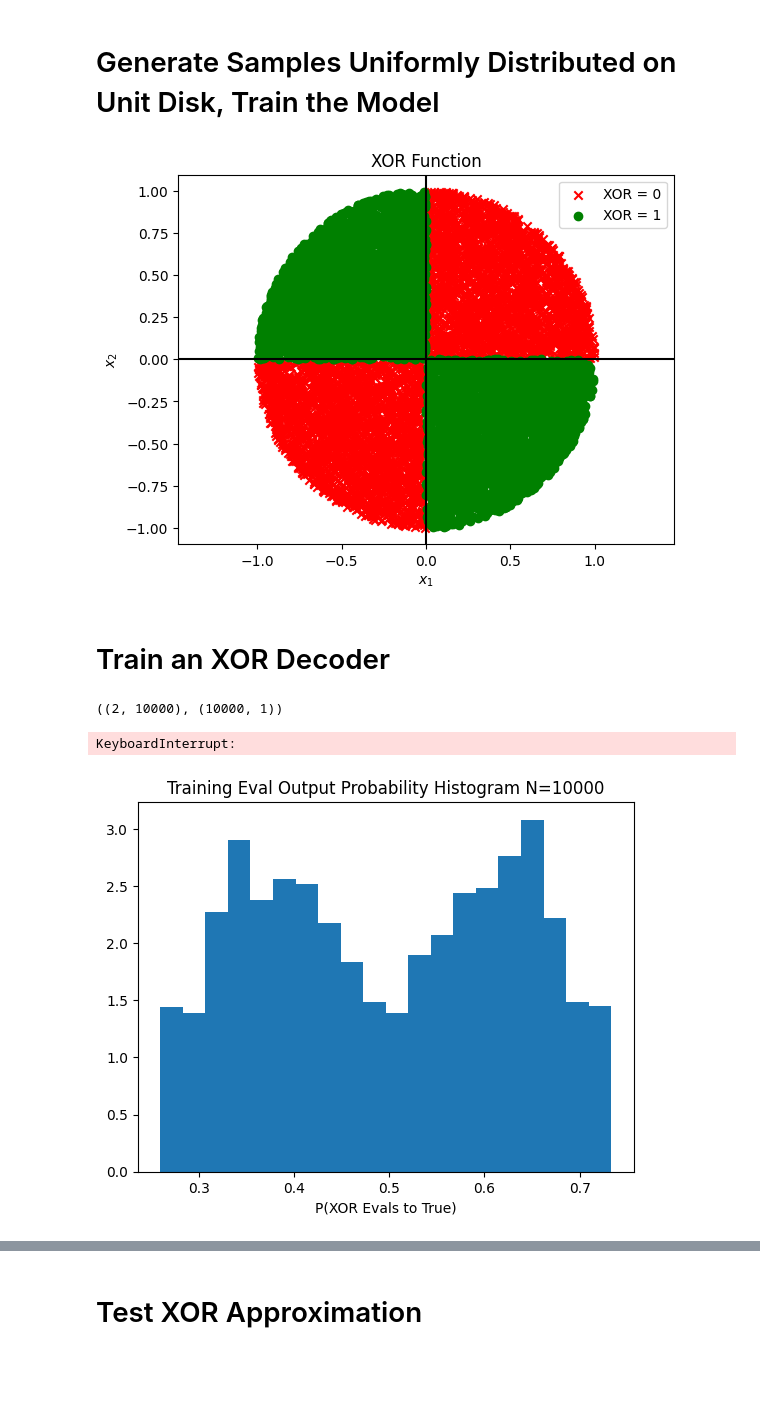
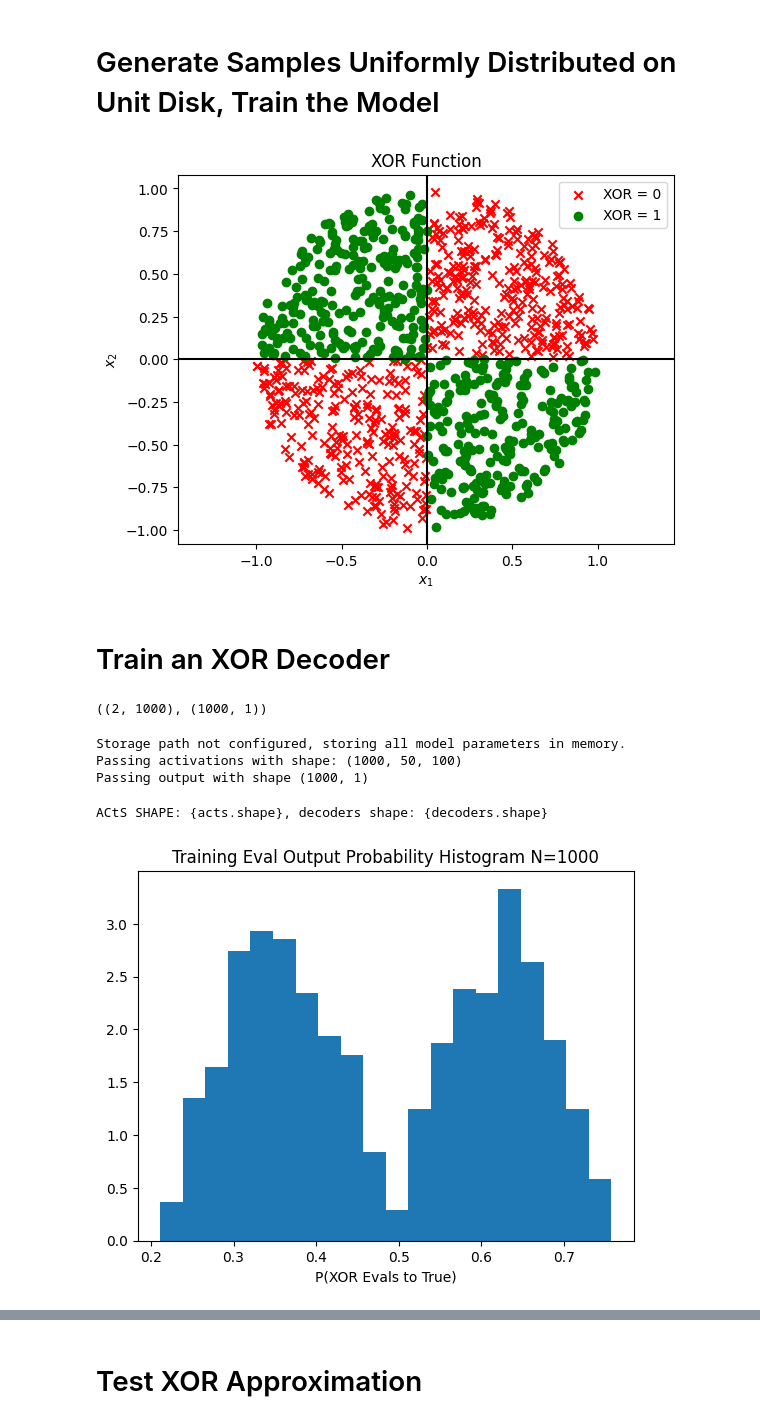
Before and after one commit to Fritz17236/untitled, a Jupyter notebook: xor.ipynb, the cells around one changed output, grey strips where cells are left out. Drawn from its saved outputs; the diff is of its cells as text; code cells hidden in the pictures; blank space fills up the shorter version.

```diff
--- a/xor.ipynb
+++ b/xor.ipynb
@@ -1,17 +1,29 @@
 # %% [markdown]
 Scratch Jupyter Noteboook
 # %%
-from importlib import reload
 import numpy as np
 from numpy.typing import NDArray
 import matplotlib.pyplot as plt
 from matplotlib import cm
 import nonlinear_approximator as na
 %matplotlib inline
+from importlib import reload
+
+def reload_modules():
+    modules = [
+        na,
+        na.activations,
+        na.model,
+        na.inference,
+        na.params,
+        na.training
+    ]
+    for mod in modules:
+        reload(mod)
 # %% [markdown]
 # Parameters
 # %%
-num_samples_train = 10000
+num_samples_train = 1000
 num_samples_test = 1000
 # %% [markdown]
 # XOR Function
@@ -40,12 +52,13 @@ def xor(x: NDArray) -> int:
 # %%
 
 config = na.params.RegressionParams(
-    width=1000,
+    width=100,
     depth=50,
     input_dimension=2,
     transform_type=na.activations.TransformType.TENT,
     transform_params=na.params.TentParams(mu=1.99),
     output_dimension=1,
+    storage_path='./xor'
 )
 
 model = na.model.NonlinearRegressorModel(config)
@@ -153,27 +167,35 @@ plt.ylabel("$x_2$")
 plt.legend()
 plt.show()
 # %% [output]
-[figure, old version]
+[figure, new version]
 # %% [markdown]
 # Train an XOR Decoder
 # %%
 train_samples.shape, xors_train.shape
 # %% [output]
-((2, 10000), (10000, 1))
+((2, 1000), (1000, 1))
 # %%
-
-model.fit(train_samples, xors_train)
+reload_modules()
+model = na.model.NonlinearRegressorModel(config)
+model.fit(train_samples.T, xors_train)
 # %% [output]
-KeyboardInterrupt:
+Storage path not configured, storing all model parameters in memory.
+Passing activations with shape: (1000, 50, 100)
+Passing output with shape (1000, 1)
 # %%
-outputs = model.predict(train_samples)
+reload_modules()
+from functools import partial
+model.predict = partial(na.model.NonlinearRegressorModel.predict, model)
+outputs = model.predict(train_samples.T)
+
 #  (D x S) x (D x Y).T @ (D x S) ==> Y x
-plt.hist(outputs, 20, density=True)
+plt.hist(outputs.T, 20, density=True)
 plt.title(f"Training Eval Output Probability Histogram N={len(xors_train)}")
 plt.xlabel("P(XOR Evals to True)")
 plt.show()
 # %% [output]
+ACtS SHAPE: {acts.shape}, decoders shape: {decoders.shape}
-[figure, old version]
+[figure, new version]
 # %%
 xor_thresh = 0.5
 
```
Also changed, not shown: parts of 6 cells of this notebook, 20 other files.
